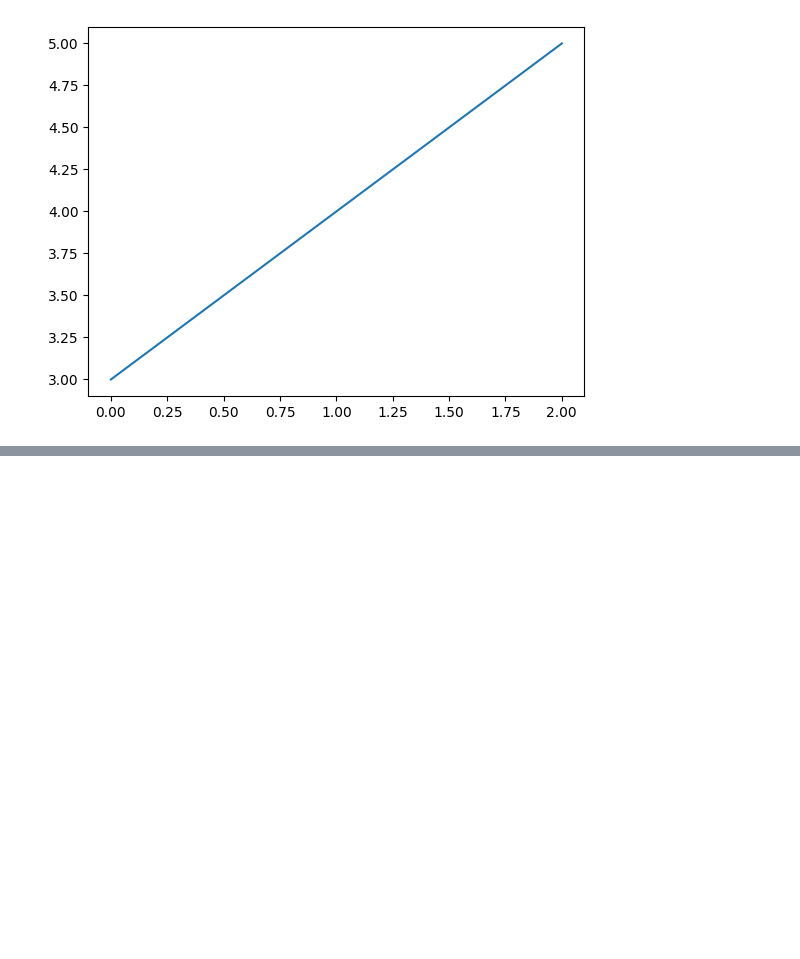
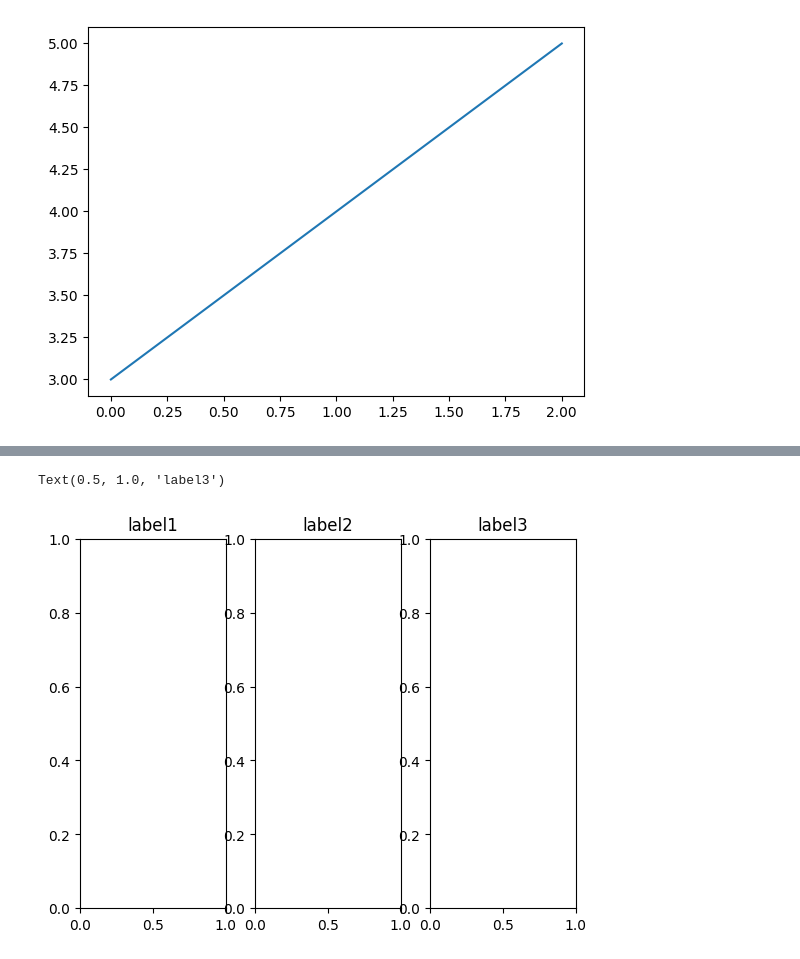
Before and after one commit to ginacarry/2024-02-AI-, a Jupyter notebook: lesson13/lesson13_1.ipynb, the cells around one changed output, grey strips where cells are left out. Saved outputs shown, nothing was run; the diff lists cells and outputs as text; code cells hidden in the pictures; blank space fills up the shorter version.

```diff
--- a/lesson13/lesson13_1.ipynb
+++ b/lesson13/lesson13_1.ipynb
@@ -18,0 +33,12 @@ plt.show()
+# %%
+fig = plt.figure()
+axes1 = fig.add_subplot(1, 3, 1)
+axes2 = fig.add_subplot(1, 3, 2)
+axes3 = fig.add_subplot(1, 3, 3)
+
+axes1.set_title('label1')
+axes2.set_title('label2')
+axes3.set_title('label3')
+# %% [output]
+Text(0.5, 1.0, 'label3')
+[figure, added]
```
Also changed, not shown: parts of 2 cells of this notebook.
